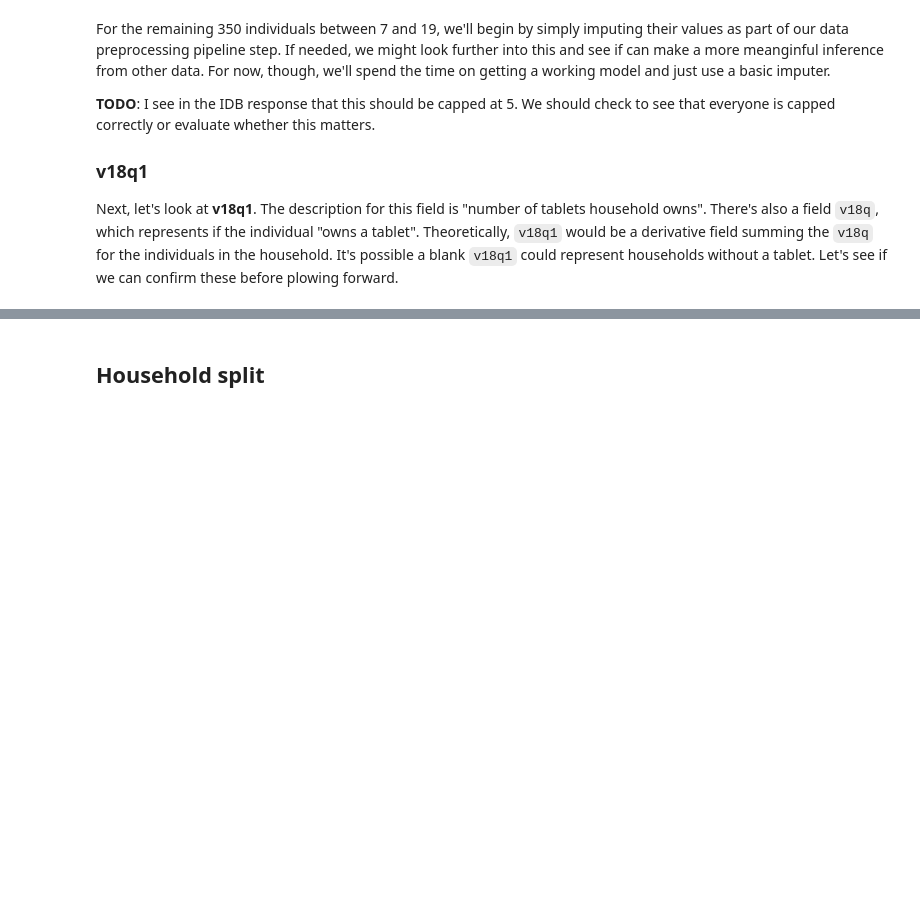
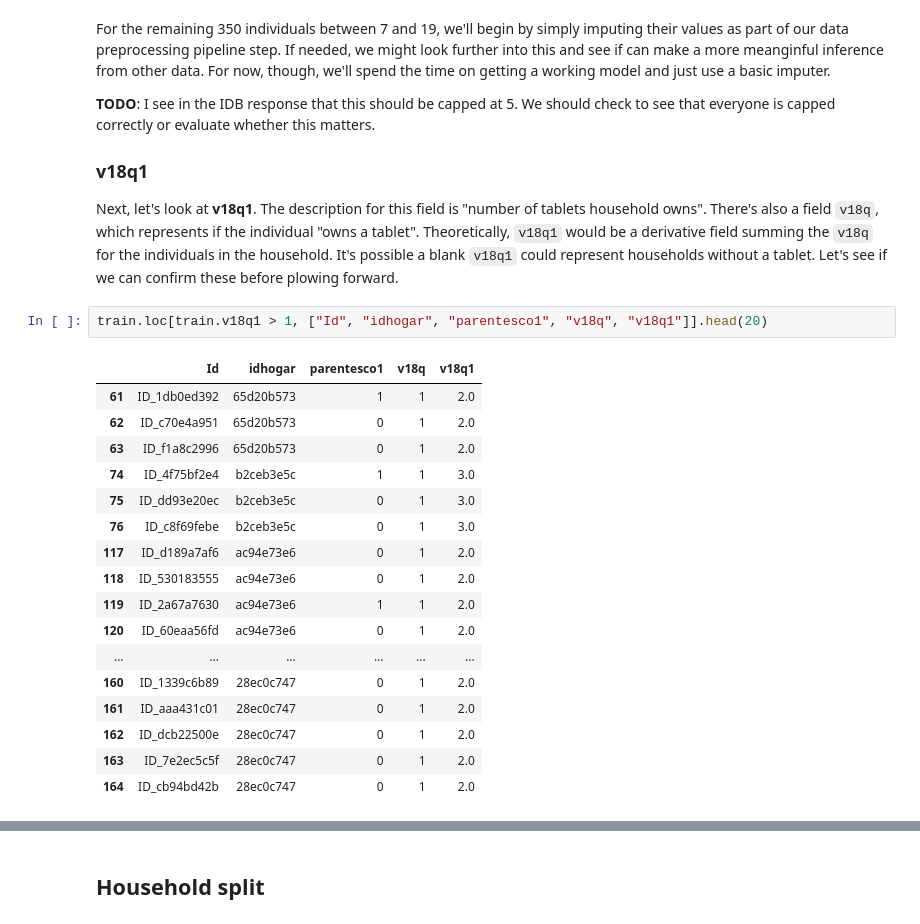
Before and after one commit to treybean/costa-rican-poverty, a Jupyter notebook: notebooks/notebook.ipynb, the cells around one changed output, grey strips where cells are left out. Drawn from its saved outputs; the diff is of its cells as text; blank space fills up the shorter version.

```diff
--- a/notebooks/notebook.ipynb
+++ b/notebooks/notebook.ipynb
@@ -493,3 +493,23 @@ For the remaining 350 individuals between 7 and 19, we'll begin by simply imputi
 ### v18q1
 
 Next, let's look at **v18q1**. The description for this field is "number of tablets household owns". There's also a field `v18q`, which represents if the individual "owns a tablet".  Theoretically, `v18q1` would be a derivative field summing the `v18q` for the individuals in the household. It's possible a blank `v18q1` could  represent households without a tablet. Let's see if we can confirm these before plowing forward.
+# %%
+train.loc[train.v18q1 > 1, ["Id", "idhogar", "parentesco1", "v18q", "v18q1"]].head(20)
+# %% [output]
+|  | Id | idhogar | parentesco1 | v18q | v18q1 |
+| 61 | ID_1db0ed392 | 65d20b573 | 1 | 1 | 2.0 |
+| 62 | ID_c70e4a951 | 65d20b573 | 0 | 1 | 2.0 |
+| 63 | ID_f1a8c2996 | 65d20b573 | 0 | 1 | 2.0 |
+| 74 | ID_4f75bf2e4 | b2ceb3e5c | 1 | 1 | 3.0 |
+| 75 | ID_dd93e20ec | b2ceb3e5c | 0 | 1 | 3.0 |
+| 76 | ID_c8f69febe | b2ceb3e5c | 0 | 1 | 3.0 |
+| 117 | ID_d189a7af6 | ac94e73e6 | 0 | 1 | 2.0 |
+| 118 | ID_530183555 | ac94e73e6 | 0 | 1 | 2.0 |
+| 119 | ID_2a67a7630 | ac94e73e6 | 1 | 1 | 2.0 |
+| 120 | ID_60eaa56fd | ac94e73e6 | 0 | 1 | 2.0 |
+| ... | ... | ... | ... | ... | ... |
+| 160 | ID_1339c6b89 | 28ec0c747 | 0 | 1 | 2.0 |
+| 161 | ID_aaa431c01 | 28ec0c747 | 0 | 1 | 2.0 |
+| 162 | ID_dcb22500e | 28ec0c747 | 0 | 1 | 2.0 |
+| 163 | ID_7e2ec5c5f | 28ec0c747 | 0 | 1 | 2.0 |
+| 164 | ID_cb94bd42b | 28ec0c747 | 0 | 1 | 2.0 |
```
Also changed, not shown: parts of 7 cells of this notebook.
